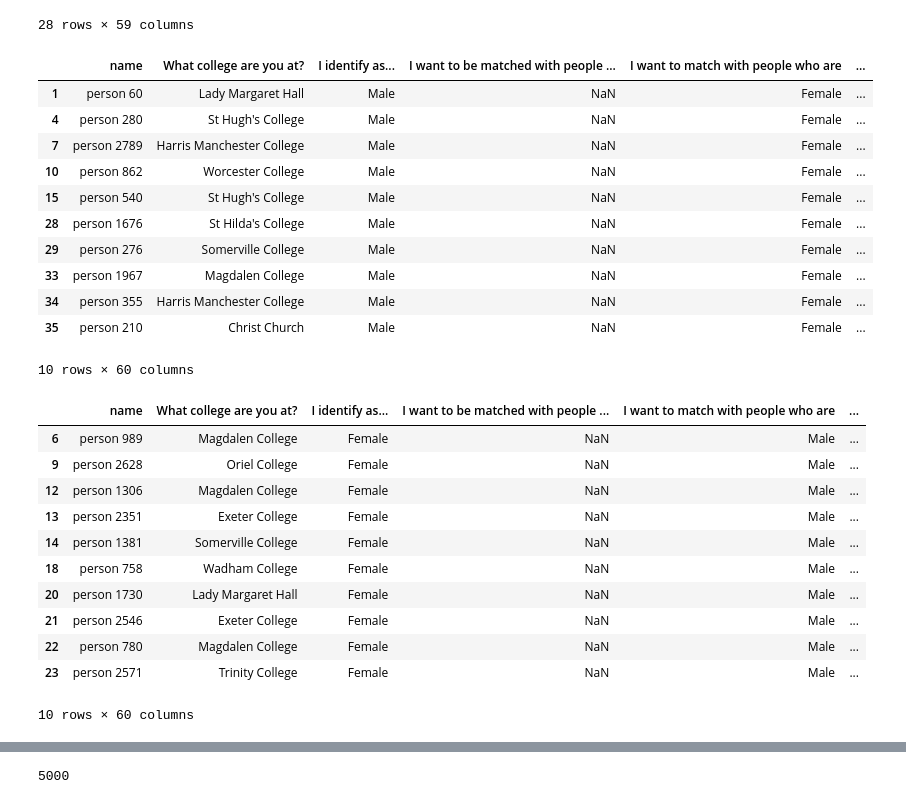
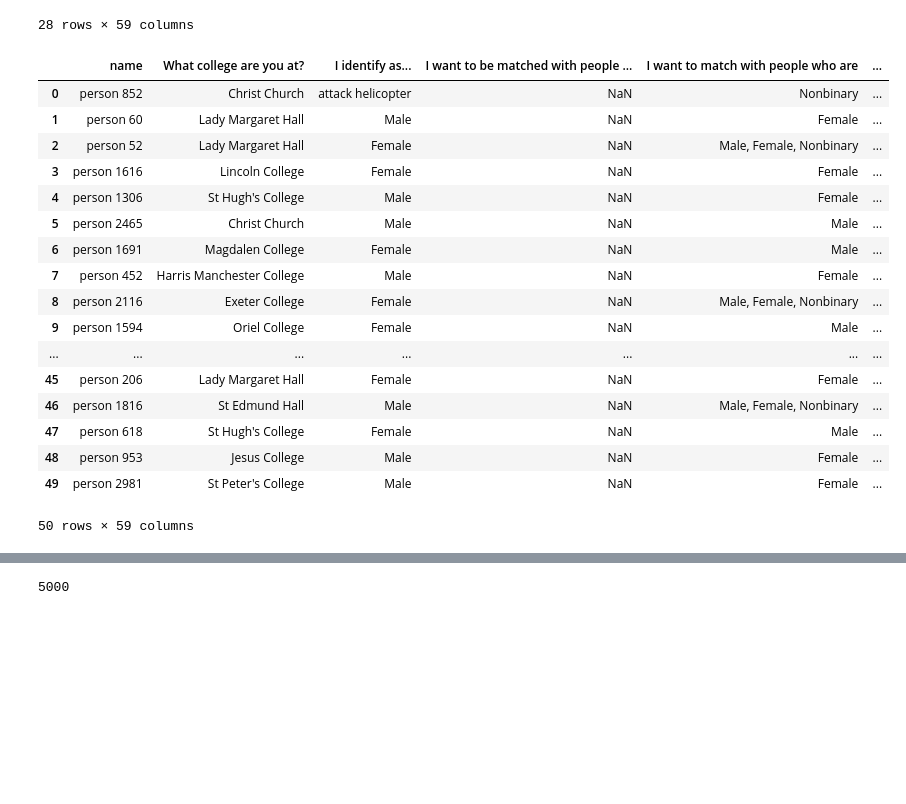
Before and after one commit to OxMatch/Annie-Parsing-Data, a Jupyter notebook: Draft - MT2020.ipynb, the cells around one changed output, grey strips where cells are left out. Saved outputs shown, nothing was run; the diff lists cells and outputs as text; code cells hidden in the pictures; blank space fills up the shorter version.

```diff
--- a/Draft - MT2020.ipynb
+++ b/Draft - MT2020.ipynb
@@ -222,33 +248,3 @@ MT2020[MT2020.iloc[:,35] == 'Very conservative']
 | 2071 | person 2247 | Trinity College | Male | NaN | Female | ... |
 | 2137 | person 1255 | St Peter's College | Male | NaN | Female | ... |
 28 rows × 59 columns
-# %%
-proposing[:10]
-# %% [output]
-|  | name | What college are you at? | I identify as... | I want to be matched with people ... | I want to match with people who are | ... |
-| 1 | person 60 | Lady Margaret Hall | Male | NaN | Female | ... |
-| 4 | person 280 | St Hugh's College | Male | NaN | Female | ... |
-| 7 | person 2789 | Harris Manchester College | Male | NaN | Female | ... |
-| 10 | person 862 | Worcester College | Male | NaN | Female | ... |
-| 15 | person 540 | St Hugh's College | Male | NaN | Female | ... |
-| 28 | person 1676 | St Hilda's College | Male | NaN | Female | ... |
-| 29 | person 276 | Somerville College | Male | NaN | Female | ... |
-| 33 | person 1967 | Magdalen College | Male | NaN | Female | ... |
-| 34 | person 355 | Harris Manchester College | Male | NaN | Female | ... |
-| 35 | person 210 | Christ Church | Male | NaN | Female | ... |
-10 rows × 60 columns
-# %%
-proposed[:10]
-# %% [output]
-|  | name | What college are you at? | I identify as... | I want to be matched with people ... | I want to match with people who are | ... |
-| 6 | person 989 | Magdalen College | Female | NaN | Male | ... |
-| 9 | person 2628 | Oriel College | Female | NaN | Male | ... |
-| 12 | person 1306 | Magdalen College | Female | NaN | Male | ... |
-| 13 | person 2351 | Exeter College | Female | NaN | Male | ... |
-| 14 | person 1381 | Somerville College | Female | NaN | Male | ... |
-| 18 | person 758 | Wadham College | Female | NaN | Male | ... |
-| 20 | person 1730 | Lady Margaret Hall | Female | NaN | Male | ... |
-| 21 | person 2546 | Exeter College | Female | NaN | Male | ... |
-| 22 | person 780 | Magdalen College | Female | NaN | Male | ... |
-| 23 | person 2571 | Trinity College | Female | NaN | Male | ... |
-10 rows × 60 columns
@@ -254,0 +253,21 @@ proposed[:10]
+# %%
+MT2020[:testNumber]
+# %% [output]
+|  | name | What college are you at? | I identify as... | I want to be matched with people ... | I want to match with people who are | ... |
+| 0 | person 852 | Christ Church | attack helicopter | NaN | Nonbinary | ... |
+| 1 | person 60 | Lady Margaret Hall | Male | NaN | Female | ... |
+| 2 | person 52 | Lady Margaret Hall | Female | NaN | Male, Female, Nonbinary | ... |
+| 3 | person 1616 | Lincoln College | Female | NaN | Female | ... |
+| 4 | person 1306 | St Hugh's College | Male | NaN | Female | ... |
+| 5 | person 2465 | Christ Church | Male | NaN | Male | ... |
+| 6 | person 1691 | Magdalen College | Female | NaN | Male | ... |
+| 7 | person 452 | Harris Manchester College | Male | NaN | Female | ... |
+| 8 | person 2116 | Exeter College | Female | NaN | Male, Female, Nonbinary | ... |
+| 9 | person 1594 | Oriel College | Female | NaN | Male | ... |
+| ... | ... | ... | ... | ... | ... | ... |
+| 45 | person 206 | Lady Margaret Hall | Female | NaN | Female | ... |
+| 46 | person 1816 | St Edmund Hall | Male | NaN | Male, Female, Nonbinary | ... |
+| 47 | person 618 | St Hugh's College | Female | NaN | Male | ... |
+| 48 | person 953 | Jesus College | Male | NaN | Female | ... |
+| 49 | person 2981 | St Peter's College | Male | NaN | Female | ... |
+50 rows × 59 columns
```
Also changed, not shown: parts of 18 cells of this notebook.
